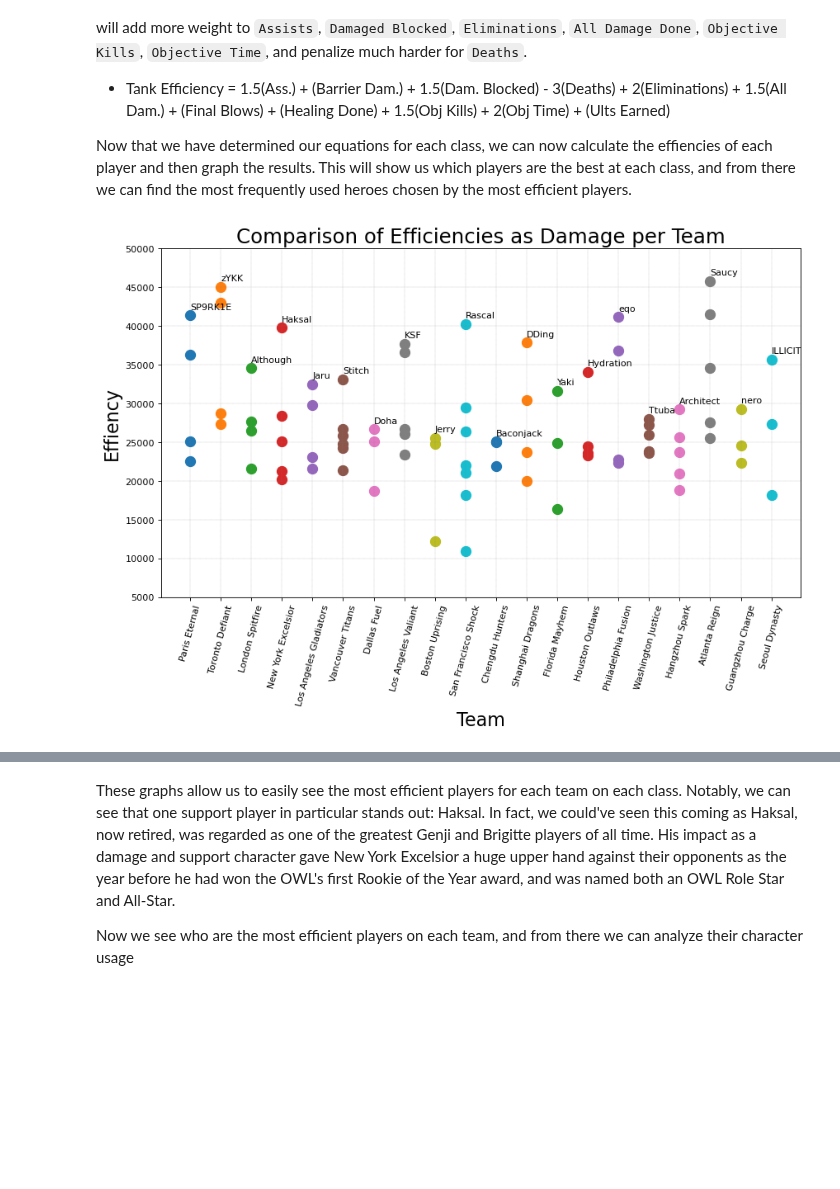
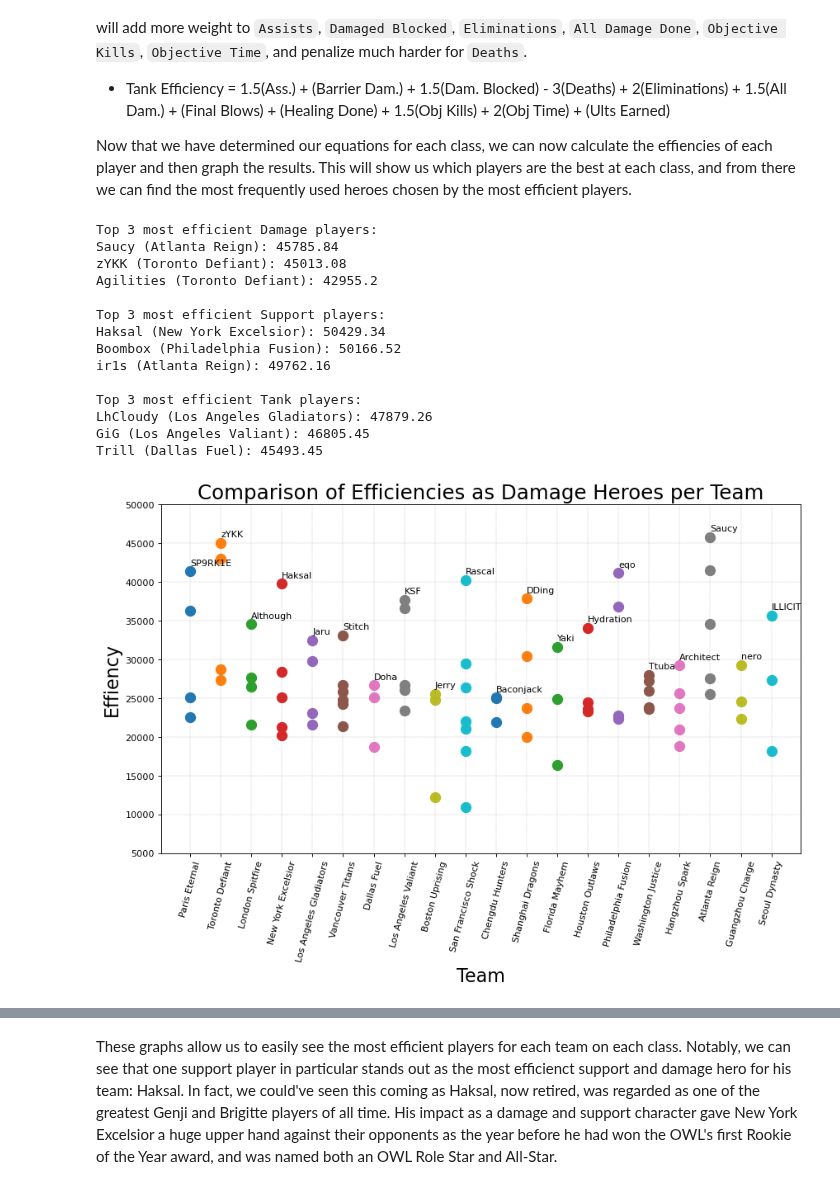
Before and after one commit to bfleming2/Overwatch-Analysis, a Jupyter notebook: Chinhnam.ipynb, the cells around one changed output, grey strips where cells are left out. Cells and saved outputs as stored; diff of their text form; code cells hidden in the pictures; blank space fills up the shorter version.

```diff
--- a/Chinhnam.ipynb
+++ b/Chinhnam.ipynb
@@ -202,46 +214,60 @@ supports = ['Ana', 'Baptiste', 'Brigitte', 'Lúcio', 'Mercy', 'Moira', 'Zenyatta
 
 Now that we have determined our equations for each class, we can now calculate the effiencies of each player and then graph the results. This will show us which players are the best at each class, and from there we can find the most frequently used heroes chosen by the most efficient players.
 # %%
-classes = ['Damage', 'Support', 'Tank']
-for curr_class in classes:
+classes = [damagers, supports, tanks]
+class_names = ["Damage", "Support", "Tank"]
+for curr_class, class_name in zip(classes, class_names):
     # Take rows of only heroes of the current class
-    if (curr_class == 'Damage'):
-        curr_table = average_table.loc[average_table['hero_name'].isin(damagers)].copy()
-    elif (curr_class == 'Support'):
-        curr_table = average_table.loc[average_table['hero_name'].isin(supports)].copy()
-    else:
-        curr_table = average_table.loc[average_table['hero_name'].isin(tanks)].copy()
+    curr_table = average_table.loc[average_table['hero_name'].isin(curr_class)].copy()
 
     # Define equations we will use to calculate overall efficiency and create efficiency column
-    def healer_efficiency(row, clas):
-        if (clas == 'Damage'):
+    def healer_efficiency(row):
+        if (class_name == "Damage"):
             return (2*row['Assists'] + 2*row['Barrier Damage Done'] - 1.5*row['Deaths'] + 2.5*row['Eliminations'] + 2*row['All Damage Done']
                     + 2*row['Final Blows'] + row['Healing Done'] + 2*row['Objective Kills'] + row['Objective Time'] + 1.5*row['Ultimates Earned'])
-        elif (clas == 'Support'):
+        elif (class_name == "Support"):
             return (2*row['Assists'] + 1.5*row['Barrier Damage Done'] - 2*row['Deaths'] + 2*row['Eliminations'] + row['All Damage Done']
                     + row['Final Blows'] + 2.5*row['Healing Done'] + 1.5*row['Objective Kills'] + 1.5*row['Objective Time'] + 1.5*row['Ultimates Earned'])
         else:
             return (1.5*row['Assists'] + row['Barrier Damage Done'] + 1.5*row['Damage Blocked'] - 3*row['Deaths'] + 2*row['Eliminations'] + row['All Damage Done']
                     + row['Final Blows'] + row['Healing Done'] + 1.5*row['Objective Kills'] + 1.5*row['Objective Time'] + row['Ultimates Earned'])
 
-    curr_table['Efficiency'] = curr_table.apply(lambda row: healer_efficiency(row, curr_class), axis=1)
+    curr_table['Efficiency'] = curr_table.apply(lambda row: healer_efficiency(row), axis=1)
 
-    # Ignore rows with less than 2000 efficiency as that probably means the player only played as the healer for a short period of time
+    # Ignore rows with less than 5000 efficiency as that probably means the player only played as the healer for a short period of time
     # and drop newly irrelevant columns
-    curr_table = curr_table[curr_table.Efficiency > 5000].groupby(['team_name', 'player_name']).mean().reset_index()
-    best_effiency_table = curr_table.loc[curr_table.groupby('team_name')['Efficiency'].idxmax()]
+    curr_table = curr_table[curr_table.Efficiency > 5000].groupby(['team_name', 'player_name']).mean().reset_index().sort_values('Efficiency', ascending=False)
+    curr_table['Efficiency'] = curr_table['Efficiency'].round(decimals = 2)
+    best_efficiency_table = curr_table.loc[curr_table.groupby('team_name')['Efficiency'].idxmax()].sort_values('Efficiency', ascending=False)
 
     # Plot efficiencies of each player for each team
     plots = plt.figure(figsize=(12.5,7), dpi=80).subplots()
     plt.grid(color = 'gray', linestyle = '--', linewidth = 0.2)
     for team in teams:
         plots.scatter(curr_table.loc[curr_table['team_name'] == team]['team_name'].tolist(), curr_table.loc[curr_table['team_name'] == team]['Efficiency'].tolist(), label=team, s=120)
-    for index, row in best_effiency_table.iterrows():
+    for index, row in  best_efficiency_table.iterrows():
         plots.annotate(row['player_name'], (row['team_name'], row['Efficiency']), xytext=(row['team_name'], row['Efficiency'] + 750))
     plots.set_xticklabels(teams, rotation=75)
     plots.set_xlabel('Team', fontsize=20)
     plots.set_ylabel('Effiency', fontsize=20)
     plots.set_yticks([5000,10000,15000,20000,25000,30000,35000,40000,45000,50000])
-    plots.set_title('Comparison of Efficiencies as ' + curr_class + ' per Team', fontsize=22)
+    plots.set_title('Comparison of Efficiencies as ' + class_name + ' Heroes per Team', fontsize=22)
+    print("\nTop 3 most efficient " + class_name + " players: ")
+    for index, row in curr_table.head(3).iterrows():
+        print(row['player_name'] + " (" + row['team_name'] + "): " + str(row['Efficiency']))
 # %% [output]
+Top 3 most efficient Damage players:
+Saucy (Atlanta Reign): 45785.84
+zYKK (Toronto Defiant): 45013.08
+Agilities (Toronto Defiant): 42955.2
+
+Top 3 most efficient Support players:
+Haksal (New York Excelsior): 50429.34
+Boombox (Philadelphia Fusion): 50166.52
+ir1s (Atlanta Reign): 49762.16
+
+Top 3 most efficient Tank players:
+LhCloudy (Los Angeles Gladiators): 47879.26
+GiG (Los Angeles Valiant): 46805.45
+Trill (Dallas Fuel): 45493.45
-[figure, old version]
+[figure, new version]
@@ -250,4 +276,2 @@ for curr_class in classes:
 # %% [markdown]
-These graphs allow us to easily see the most efficient players for each team on each class. Notably, we can see that one support player in particular stands out: Haksal. In fact, we could've seen this coming as Haksal, now retired, was regarded as one of the greatest Genji and Brigitte players of all time. His impact as a damage and support character gave New York Excelsior a huge upper hand against their opponents as the year before he had won the OWL's first Rookie of the Year award, and was named both an OWL Role Star and All-Star.
-
-Now we see who are the most efficient players on each team, and from there we can analyze their character usage
+These graphs allow us to easily see the most efficient players for each team on each class. Notably, we can see that one support player in particular stands out as the most efficienct support and damage hero for his team: Haksal. In fact, we could've seen this coming as Haksal, now retired, was regarded as one of the greatest Genji and Brigitte players of all time. His impact as a damage and support character gave New York Excelsior a huge upper hand against their opponents as the year before he had won the OWL's first Rookie of the Year award, and was named both an OWL Role Star and All-Star.
```
Also changed, not shown: parts of 6 cells of this notebook, 1 other file.
